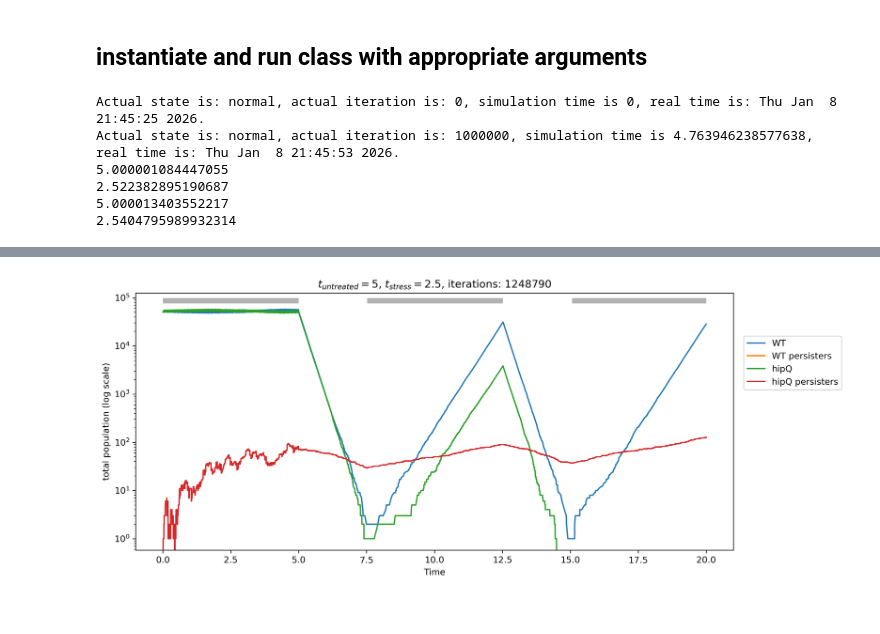
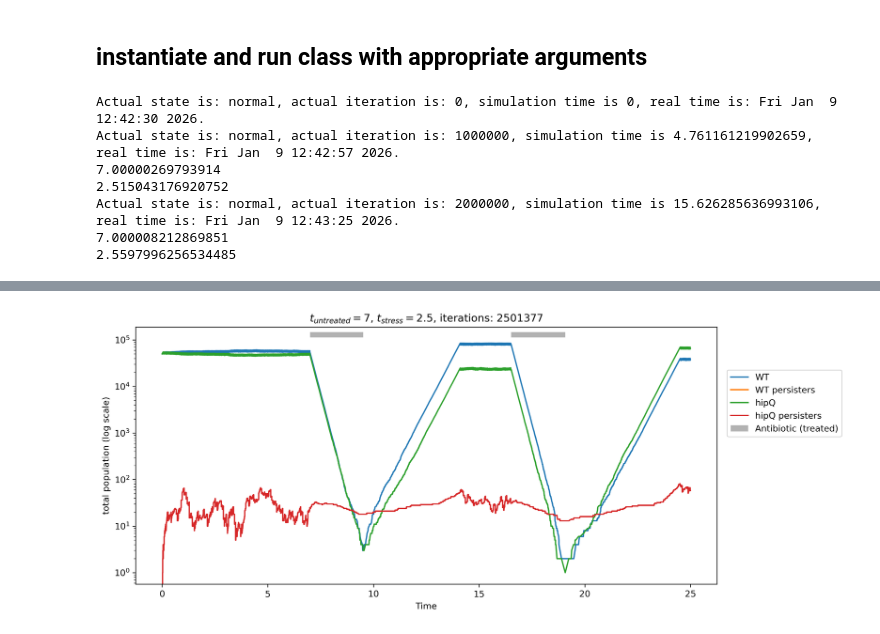
Before and after one commit to lillux/gillespie_ssa, a Jupyter notebook: gillespie_dynamic_work.ipynb, the cells around one changed output, grey strips where cells are left out. Saved outputs shown, nothing was run; the diff lists cells and outputs as text; code cells hidden in the pictures.

```diff
--- a/gillespie_dynamic_work.ipynb
+++ b/gillespie_dynamic_work.ipynb
@@ -67,7 +68,7 @@ combinatorics_abt = [lambda a,b,c,d : (4 * a),
 combinatorics = {'normal': combinatorics_normal,
                  'abt' : combinatorics_abt}
 
-oscillation_interval = {'normal' : 20,
+oscillation_interval = {'normal' : 7,
                         'abt': 2.5}
 
 state_change_vect = {'normal': state_change_vect_normal,
@@ -75,11 +76,11 @@ state_change_vect = {'normal': state_change_vect_normal,
 # %% [markdown]
 ## instantiate and run class with appropriate arguments
 # %%
-
+%%time
 a = gillespie.gillespie_dynamic.gillespie_dynamic(reagent_quantity=reag_quant,
                                                   state_change_vectors=state_change_vect,
                                                   combinatorics=combinatorics,
-                                                  max_time= 200,
+                                                  max_time= 25,
                                                   # max_iteration = 1000,
                                                   rescale=110_000,
                                                   Ni=100_000,
@@ -91,10 +92,11 @@ a = gillespie.gillespie_dynamic.gillespie_dynamic(reagent_quantity=reag_quant,
 # plt.plot(range(a.actual_iteration+1),[y[0] for y in a.molecular_species_history])
 # plt.plot([x for x in a.timestep_list],[y[0] for y in a.molecular_species_history])
 # %% [output]
-Actual state is: normal, actual iteration is: 0, simulation time is 0, real time is: Thu Jan  8 21:45:25 2026.
-Actual state is: normal, actual iteration is: 1000000, simulation time is 4.763946238577638, real time is: Thu Jan  8 21:45:53 2026.
-5.000001084447055
-2.522382895190687
-5.000013403552217
-2.5404795989932314
+Actual state is: normal, actual iteration is: 0, simulation time is 0, real time is: Fri Jan  9 12:42:30 2026.
+Actual state is: normal, actual iteration is: 1000000, simulation time is 4.761161219902659, real time is: Fri Jan  9 12:42:57 2026.
+7.00000269793914
+2.515043176920752
+Actual state is: normal, actual iteration is: 2000000, simulation time is 15.626285636993106, real time is: Fri Jan  9 12:43:25 2026.
+7.000008212869851
+2.5597996256534485
 # %%
@@ -112,6 +114,8 @@ for tim in tqdm(a.timestep_list):
 
 # out_path = ""
 # img_name = "image.png"
+
+bar_proxy = Patch(facecolor="grey", alpha=0.6, label="Antibiotic (treated)")
 
 fig, ax = plt.subplots(figsize=(12, 5), dpi=300)
 
@@ -128,11 +132,15 @@ ax.set_title(
 )
 ax.set_xlabel("Time")
 ax.set_ylabel("total population (log scale)")
-ax.legend(bbox_to_anchor=(1.01, 0.85))
 
-# Draw state intervals (e.g. shade 'normal')
-starts = a.time_tracker["normal"]["start"]
-ends   = a.time_tracker["normal"]["end"]
+handles, labels = ax.get_legend_handles_labels()
+handles.append(bar_proxy)
+labels.append("Antibiotic (treated)")
+ax.legend(handles, labels, bbox_to_anchor=(1.01, 0.85))
+
+# collect state intervals to highlight
+starts = a.time_tracker["abt"]["start"]
+ends   = a.time_tracker["abt"]["end"]
 
 # add space on top
 ymin, ymax = ax.get_ylim()
@@ -149 +157 @@ Wall time: 2.25 s
-[figure, old version]
+[figure, new version]
```
Also changed, not shown: parts of 3 cells of this notebook, 1 other file.
